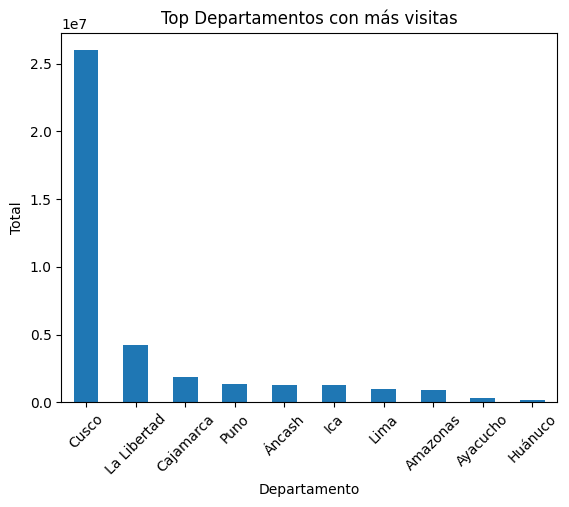
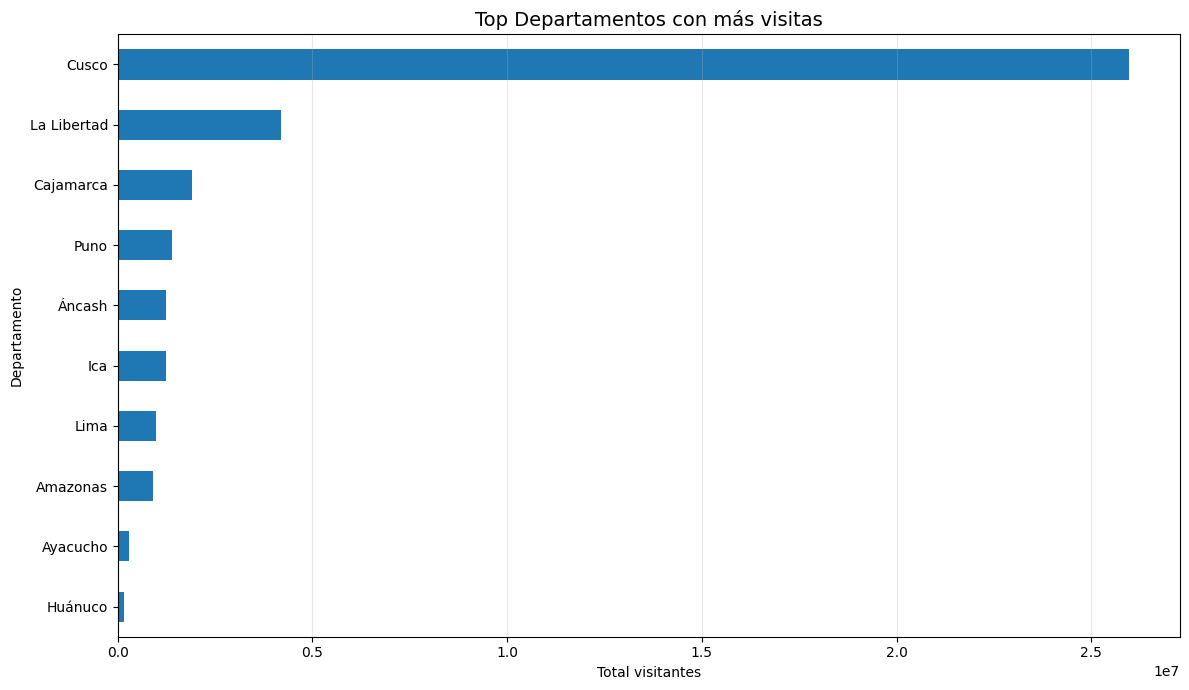
Unified diff of the notebook cell whose output changed from the first chart to the second:
--- before
+++ after
@@ -1,10 +1,11 @@
 # 10. ANÁLISIS 5: POR DEPARTAMENTO
-dpto = df.groupby('NOM_DPTO')['TOTAL'].sum().sort_values(ascending=False).head(10)
+plt.figure(figsize=(12,7))
+dpto.sort_values().plot(kind='barh') #Ordenamos de menor a mayor usando barras horizontales
 
-plt.figure()
-dpto.plot(kind='bar')
-plt.title("Top Departamentos con más visitas")
-plt.xlabel("Departamento")
-plt.ylabel("Total")
-plt.xticks(rotation=45)
+plt.title("Top Departamentos con más visitas", fontsize=14)
+plt.xlabel("Total visitantes")
+plt.ylabel("Departamento")
+
+plt.grid(axis='x', alpha=0.3)
+plt.tight_layout()
 plt.show()

Commit: JOSE: Se modificaron laa graficas para ser más faciles de observar.